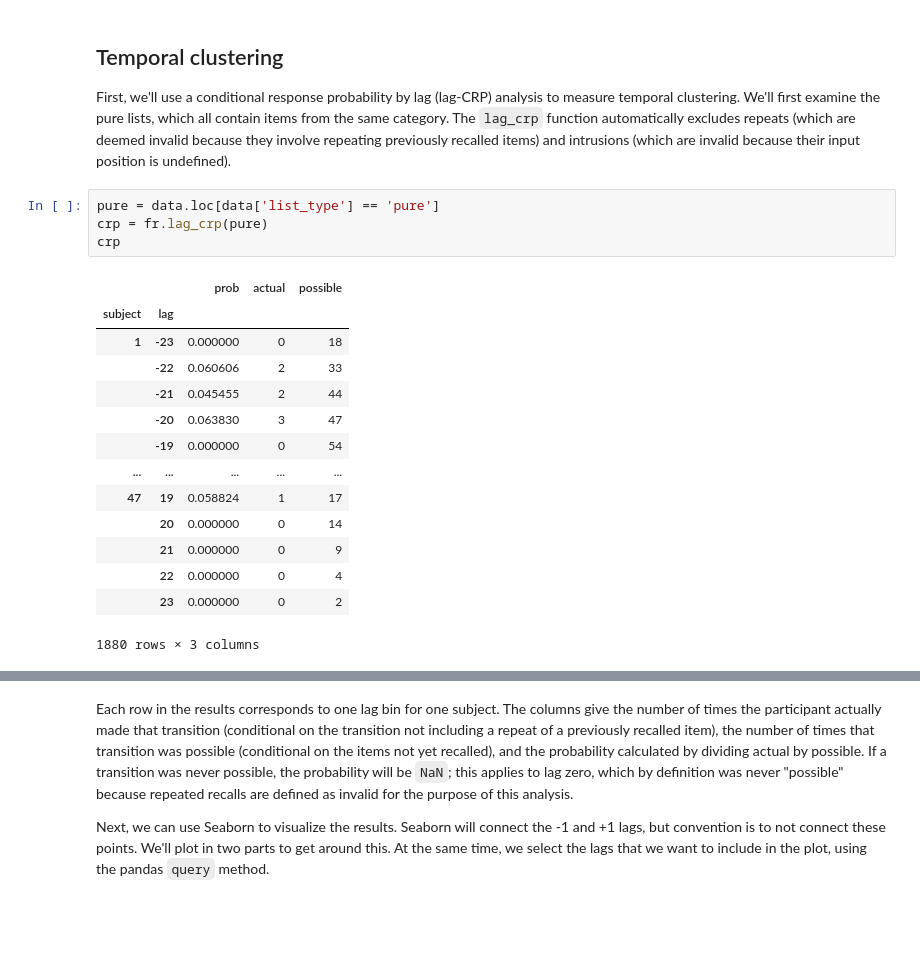
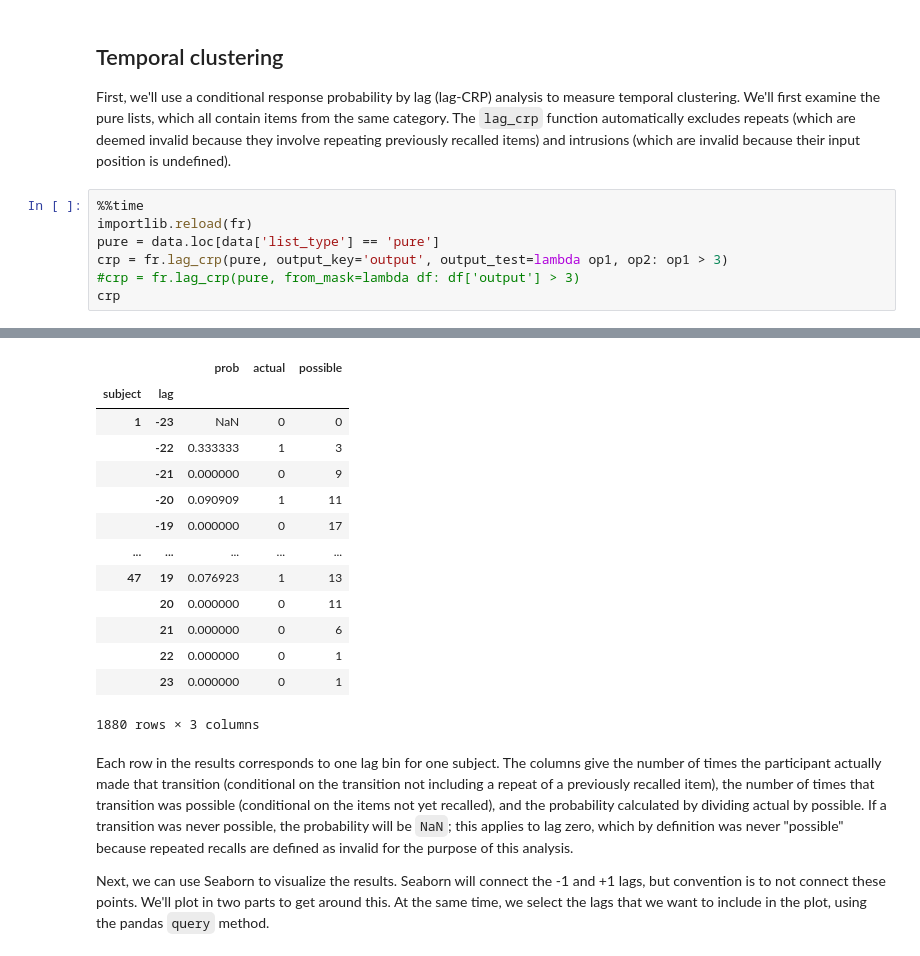
Before and after one commit to mortonne/psifr-notebooks, a Jupyter notebook: demo_clustering.ipynb, the cells around one changed output, grey strips where cells are left out. Cells and saved outputs as stored; diff of their text form; blank space fills up the shorter version.

```diff
--- a/demo_clustering.ipynb
+++ b/demo_clustering.ipynb
@@ -47,22 +43,11 @@ data
 ## Temporal clustering
 
 First, we'll use a conditional response probability by lag (lag-CRP) analysis to measure temporal clustering. We'll first examine the pure lists, which all contain items from the same category. The `lag_crp` function automatically excludes repeats (which are deemed invalid because they involve repeating previously recalled items) and intrusions (which are invalid because their input position is undefined).
-# %%
-pure = data.loc[data['list_type'] == 'pure']
-crp = fr.lag_crp(pure)
-crp
-# %% [output]
-|  |  | prob | actual | possible |
-| subject | lag |  |  |  |
-| 1 | -23 | 0.000000 | 0 | 18 |
-|  | -22 | 0.060606 | 2 | 33 |
-|  | -21 | 0.045455 | 2 | 44 |
-|  | -20 | 0.063830 | 3 | 47 |
-|  | -19 | 0.000000 | 0 | 54 |
-| ... | ... | ... | ... | ... |
-| 47 | 19 | 0.058824 | 1 | 17 |
-|  | 20 | 0.000000 | 0 | 14 |
-|  | 21 | 0.000000 | 0 | 9 |
-|  | 22 | 0.000000 | 0 | 4 |
-|  | 23 | 0.000000 | 0 | 2 |
-1880 rows × 3 columns
+# %%
+%%time
+importlib.reload(fr)
+pure = data.loc[data['list_type'] == 'pure']
+crp = fr.lag_crp(pure, output_key='output', output_test=lambda op1, op2: op1 > 3)
+#crp = fr.lag_crp(pure, from_mask=lambda df: df['output'] > 3)
+crp
+# %% [output]
@@ -69,3 +56,17 @@ crp
+|  |  | prob | actual | possible |
+| subject | lag |  |  |  |
+| 1 | -23 | NaN | 0 | 0 |
+|  | -22 | 0.333333 | 1 | 3 |
+|  | -21 | 0.000000 | 0 | 9 |
+|  | -20 | 0.090909 | 1 | 11 |
+|  | -19 | 0.000000 | 0 | 17 |
+| ... | ... | ... | ... | ... |
+| 47 | 19 | 0.076923 | 1 | 13 |
+|  | 20 | 0.000000 | 0 | 11 |
+|  | 21 | 0.000000 | 0 | 6 |
+|  | 22 | 0.000000 | 0 | 1 |
+|  | 23 | 0.000000 | 0 | 1 |
+1880 rows × 3 columns
 # %% [markdown]
 Each row in the results corresponds to one lag bin for one subject. The columns give the number of times the participant actually made that transition (conditional on the transition not including a repeat of a previously recalled item), the number of times that transition was possible (conditional on the items not yet recalled), and the probability calculated by dividing actual by possible. If a transition was never possible, the probability will be `NaN`; this applies to lag zero, which by definition was never "possible" because repeated recalls are defined as invalid for the purpose of this analysis.
 
```
Also changed, not shown: parts of 4 cells of this notebook.
